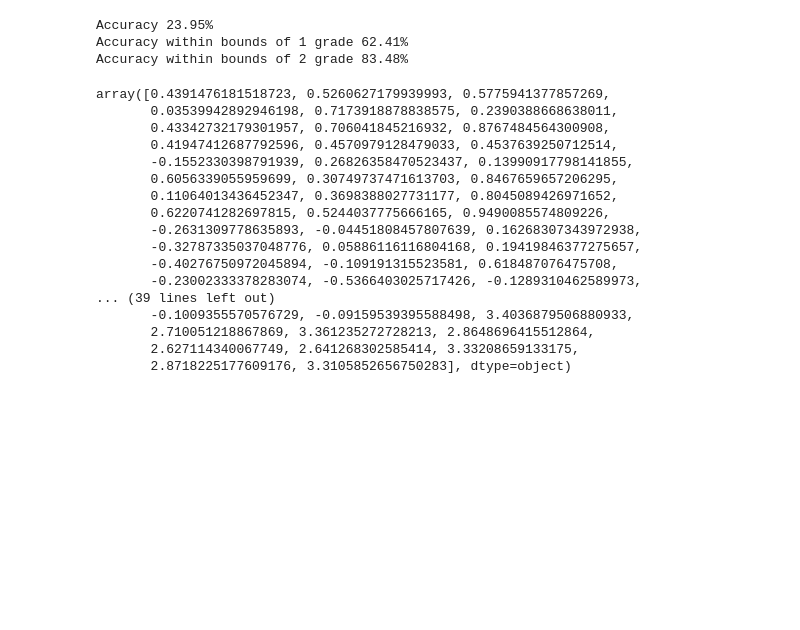
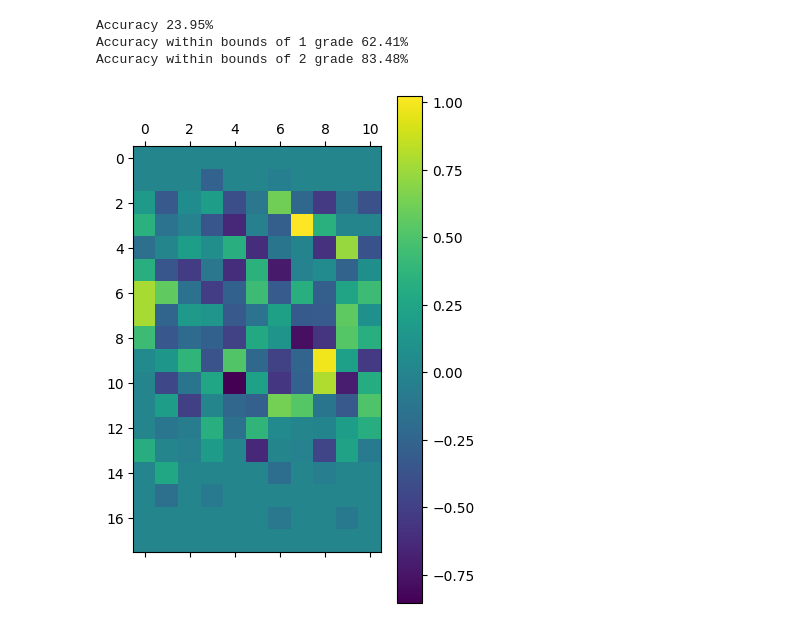
Before and after one commit to wd7512/Moonboard-Analysis, a Jupyter notebook: Linear Solve.ipynb, the cells around one changed output. Drawn from its saved outputs; the diff is of its cells as text; code cells hidden in the pictures; blank space fills up the shorter version.

Commit message:
Working Reverse Function

```diff
--- a/Linear Solve.ipynb
+++ b/Linear Solve.ipynb
@@ -155,22 +155,12 @@ Accuracy 23.95%
 Accuracy within bounds of 1 grade 62.41%
 Accuracy within bounds of 2 grade 83.48%
 # %%
-theta
+from Reverse import reverse
+
+s,m,e = reverse(theta)
+
+plt.matshow(m)
+plt.colorbar()
+plt.show()
 # %% [output]
-array([0.4391476181518723, 0.5260627179939993, 0.5775941377857269,
-       0.03539942892946198, 0.7173918878838575, 0.2390388668638011,
-       0.43342732179301957, 0.706041845216932, 0.8767484564300908,
-       0.41947412687792596, 0.4570979128479033, 0.4537639250712514,
-       -0.1552330398791939, 0.26826358470523437, 0.13990917798141855,
-       0.6056339055959699, 0.30749737471613703, 0.8467659657206295,
-       0.11064013436452347, 0.3698388027731177, 0.8045089426971652,
-       0.6220741282697815, 0.5244037775666165, 0.9490085574809226,
-       -0.2631309778635893, -0.04451808457807639, 0.16268307343972938,
-       -0.32787335037048776, 0.05886116116804168, 0.19419846377275657,
-       -0.40276750972045894, -0.109191315523581, 0.618487076475708,
-       -0.23002333378283074, -0.5366403025717426, -0.1289310462589973,
-... (39 lines left out)
-       -0.1009355570576729, -0.09159539395588498, 3.4036879506880933,
-       2.710051218867869, 3.361235272728213, 2.8648696415512864,
-       2.627114340067749, 2.641268302585414, 3.33208659133175,
-       2.8718225177609176, 3.3105852656750283], dtype=object)
+[figure, added]
```
Also changed, not shown: 2 other files.
